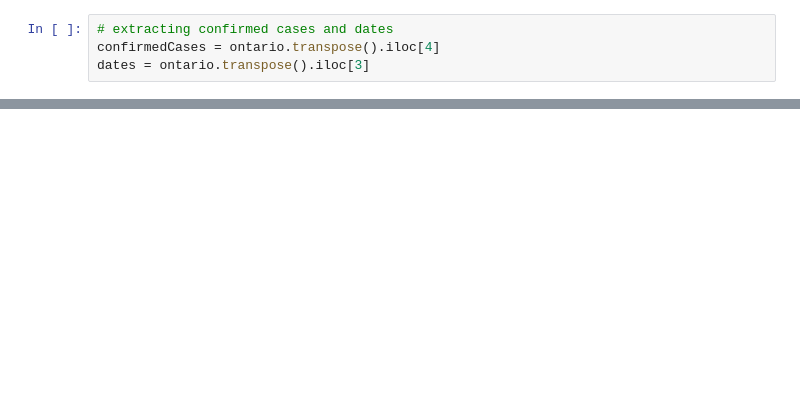
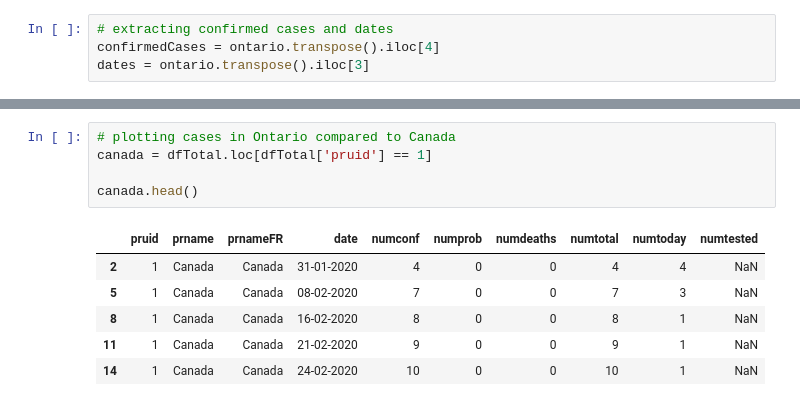
Before and after one commit to MichaszJ/Ontario-COVID-19, a Jupyter notebook: Ontario-COVID-19.ipynb, the cells around one changed output, grey strips where cells are left out. Cells and saved outputs as stored; diff of their text form; blank space fills up the shorter version.

```diff
--- a/Ontario-COVID-19.ipynb
+++ b/Ontario-COVID-19.ipynb
@@ -62,0 +52,12 @@ plt.show()
+# %%
+# plotting cases in Ontario compared to Canada
+canada = dfTotal.loc[dfTotal['pruid'] == 1]
+
+canada.head()
+# %% [output]
+|  | pruid | prname | prnameFR | date | numconf | numprob | numdeaths | numtotal | numtoday | numtested |
+| 2 | 1 | Canada | Canada | 31-01-2020 | 4 | 0 | 0 | 4 | 4 | NaN |
+| 5 | 1 | Canada | Canada | 08-02-2020 | 7 | 0 | 0 | 7 | 3 | NaN |
+| 8 | 1 | Canada | Canada | 16-02-2020 | 8 | 0 | 0 | 8 | 1 | NaN |
+| 11 | 1 | Canada | Canada | 21-02-2020 | 9 | 0 | 0 | 9 | 1 | NaN |
+| 14 | 1 | Canada | Canada | 24-02-2020 | 10 | 0 | 0 | 10 | 1 | NaN |
```
Also changed, not shown: parts of 4 cells of this notebook.
